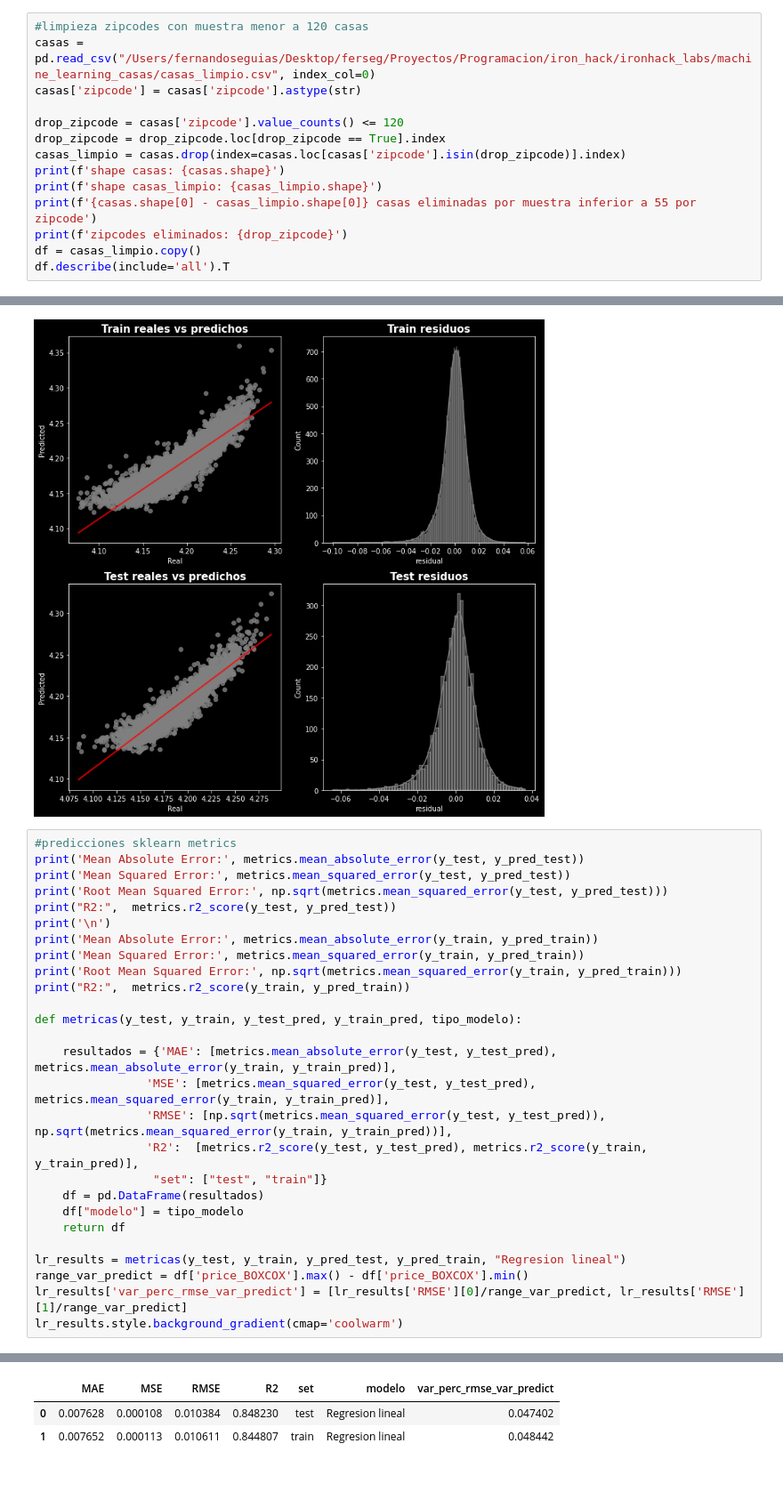
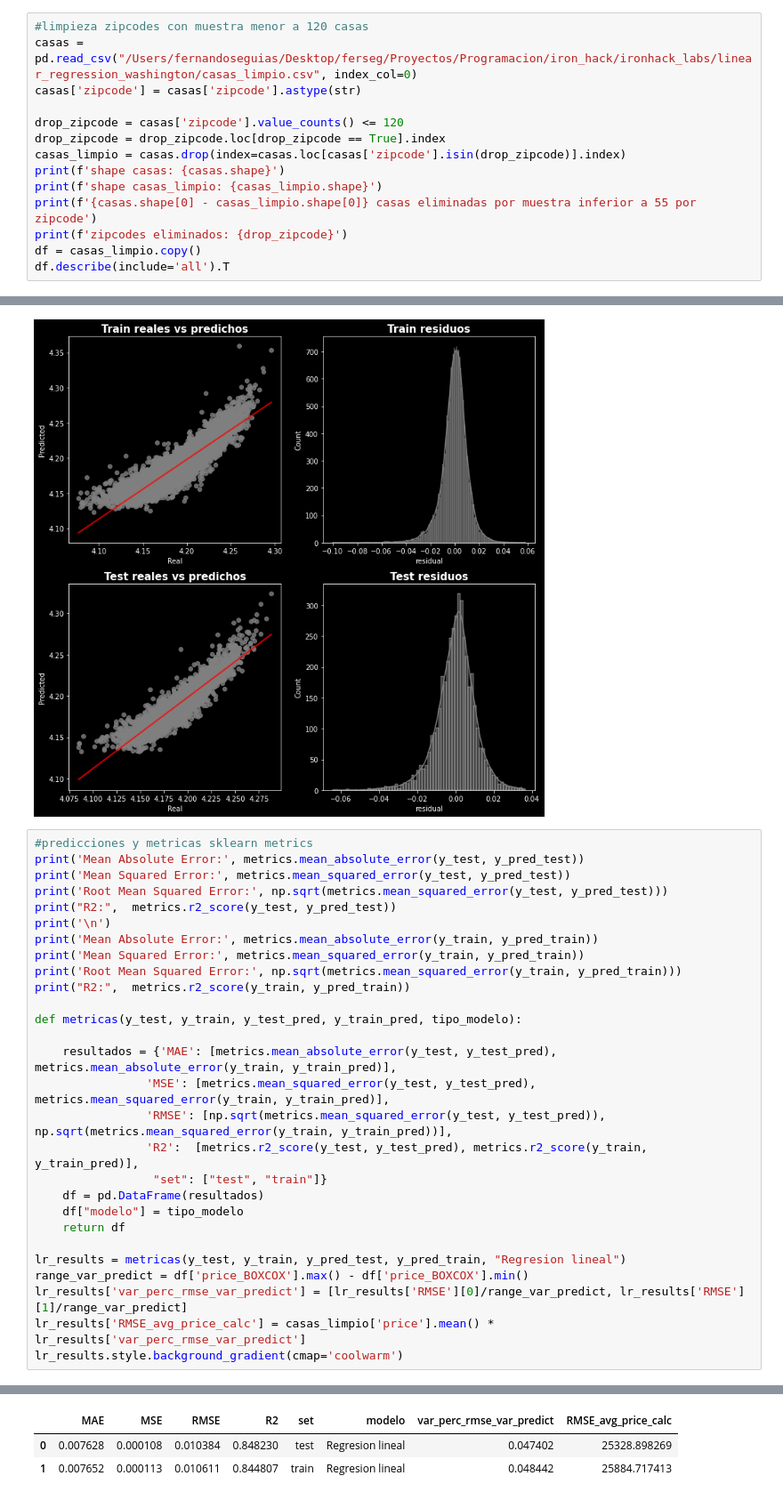
Before and after one commit to ferseguias/linear_regression_washington, a Jupyter notebook: lr_washington_houses.ipynb, the cells around one changed output, grey strips where cells are left out. Shown at 89% size. Cells and saved outputs as stored; diff of their text form.

```diff
--- a/lr_washington_houses.ipynb
+++ b/lr_washington_houses.ipynb
@@ -16,6 +19,6 @@ plt.style.use("dark_background")
 # %%
 #limpieza zipcodes con muestra menor a 120 casas
-casas = pd.read_csv("/Users/fernandoseguias/Desktop/ferseg/Proyectos/Programacion/iron_hack/ironhack_labs/machine_learning_casas/casas_limpio.csv", index_col=0)
+casas = pd.read_csv("/Users/fernandoseguias/Desktop/ferseg/Proyectos/Programacion/iron_hack/ironhack_labs/linear_regression_washington/casas_limpio.csv", index_col=0)
 casas['zipcode'] = casas['zipcode'].astype(str)
 
 drop_zipcode = casas['zipcode'].value_counts() <= 120
@@ -399,7 +400,7 @@ ax[1,1].set_title("Test residuos", fontsize = 15, fontweight = "bold");
 # %% [output]
 [figure]
 # %%
-#predicciones sklearn metrics
+#predicciones y metricas sklearn metrics
 print('Mean Absolute Error:', metrics.mean_absolute_error(y_test, y_pred_test))
 print('Mean Squared Error:', metrics.mean_squared_error(y_test, y_pred_test))
 print('Root Mean Squared Error:', np.sqrt(metrics.mean_squared_error(y_test, y_pred_test)))
@@ -409,34 +410,35 @@ print('Mean Absolute Error:', metrics.mean_absolute_error(y_train, y_pred_train)
 print('Mean Squared Error:', metrics.mean_squared_error(y_train, y_pred_train))
 print('Root Mean Squared Error:', np.sqrt(metrics.mean_squared_error(y_train, y_pred_train)))
 print("R2:",  metrics.r2_score(y_train, y_pred_train))
 
 def metricas(y_test, y_train, y_test_pred, y_train_pred, tipo_modelo):
 
     resultados = {'MAE': [metrics.mean_absolute_error(y_test, y_test_pred), metrics.mean_absolute_error(y_train, y_train_pred)],
                 'MSE': [metrics.mean_squared_error(y_test, y_test_pred), metrics.mean_squared_error(y_train, y_train_pred)],
                 'RMSE': [np.sqrt(metrics.mean_squared_error(y_test, y_test_pred)), np.sqrt(metrics.mean_squared_error(y_train, y_train_pred))],
                 'R2':  [metrics.r2_score(y_test, y_test_pred), metrics.r2_score(y_train, y_train_pred)],
                  "set": ["test", "train"]}
     df = pd.DataFrame(resultados)
     df["modelo"] = tipo_modelo
     return df
 
 lr_results = metricas(y_test, y_train, y_pred_test, y_pred_train, "Regresion lineal")
 range_var_predict = df['price_BOXCOX'].max() - df['price_BOXCOX'].min()
 lr_results['var_perc_rmse_var_predict'] = [lr_results['RMSE'][0]/range_var_predict, lr_results['RMSE'][1]/range_var_predict]
+lr_results['RMSE_avg_price_calc'] = casas_limpio['price'].mean() * lr_results['var_perc_rmse_var_predict']
 lr_results.style.background_gradient(cmap='coolwarm')
 # %% [output]
 Mean Absolute Error: 0.007627836961308736
 Mean Squared Error: 0.00010781854463140777
 Root Mean Squared Error: 0.010383570899811286
 R2: 0.8482297404828966
 
 
 Mean Absolute Error: 0.007652396396672792
 Mean Squared Error: 0.00011260241942887575
 Root Mean Squared Error: 0.010611428717608
 R2: 0.8448065601007301
-|  | MAE | MSE | RMSE | R2 | set | modelo | var_perc_rmse_var_predict |
-| 0 | 0.007628 | 0.000108 | 0.010384 | 0.848230 | test | Regresion lineal | 0.047402 |
-| 1 | 0.007652 | 0.000113 | 0.010611 | 0.844807 | train | Regresion lineal | 0.048442 |
+|  | MAE | MSE | RMSE | R2 | set | modelo | var_perc_rmse_var_predict | RMSE_avg_price_calc |
+| 0 | 0.007628 | 0.000108 | 0.010384 | 0.848230 | test | Regresion lineal | 0.047402 | 25328.898269 |
+| 1 | 0.007652 | 0.000113 | 0.010611 | 0.844807 | train | Regresion lineal | 0.048442 | 25884.717413 |
 # %%
```
Also changed, not shown: parts of 15 cells of this notebook.
